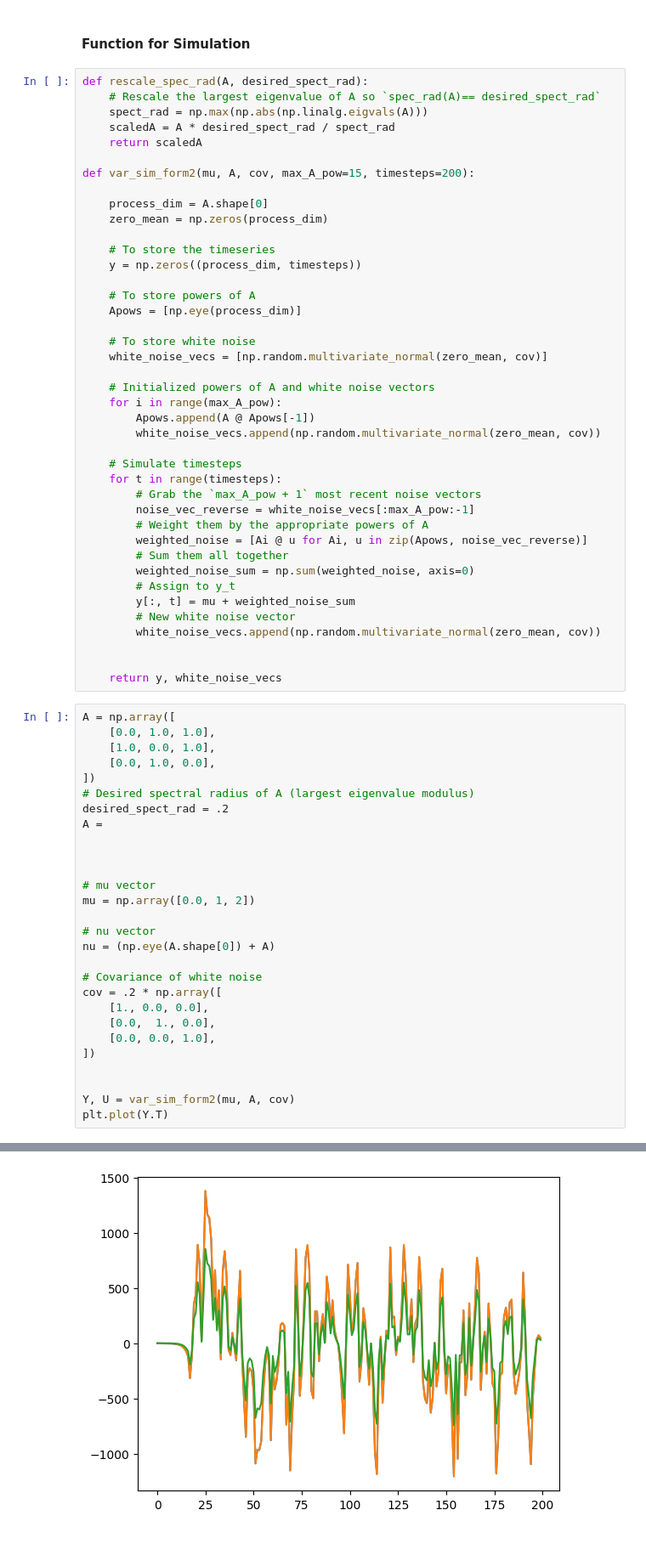
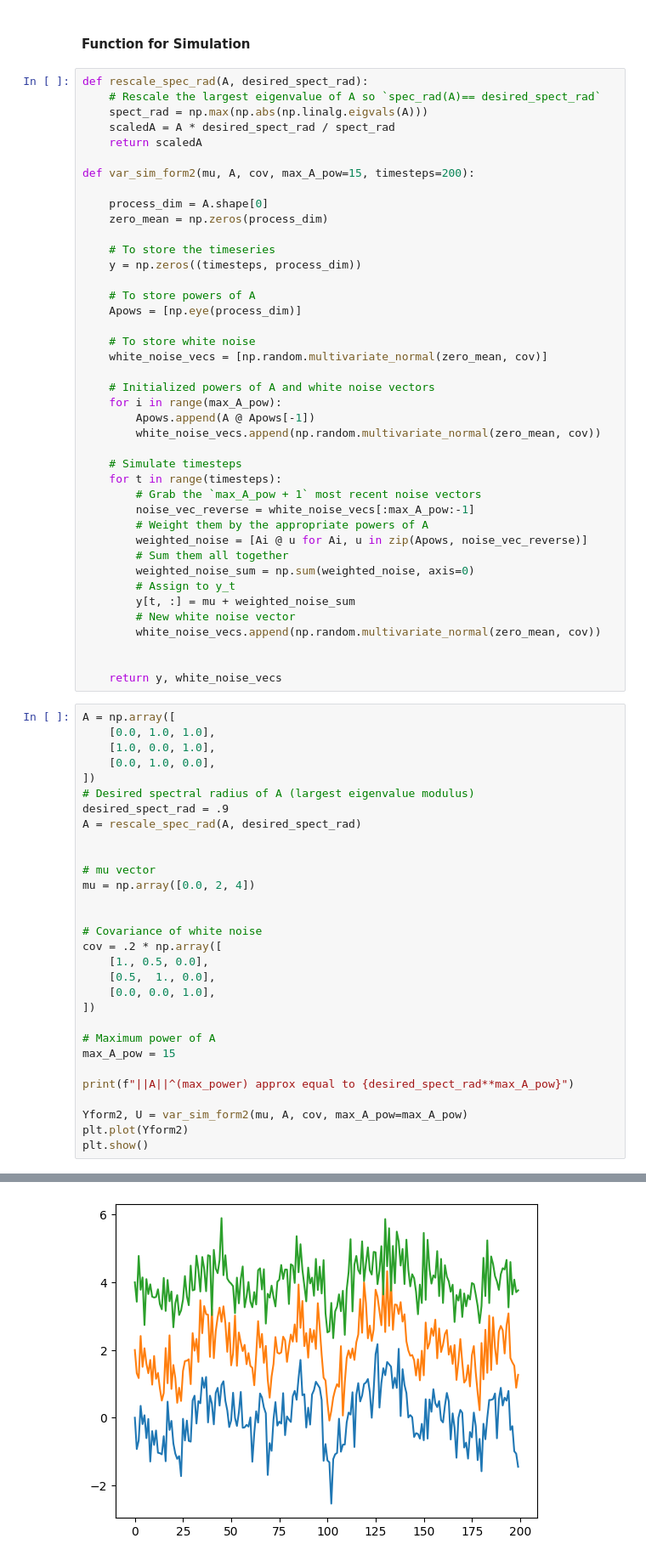
Before and after one commit to djpasseyjr/graphinference, a Jupyter notebook: Notebooks/Jupyter/VARAlternateForms.ipynb, the cells around one changed output, grey strips where cells are left out. Shown at 85% size. Drawn from its saved outputs; the diff is of its cells as text.

```diff
--- a/Notebooks/Jupyter/VARAlternateForms.ipynb
+++ b/Notebooks/Jupyter/VARAlternateForms.ipynb
@@ -94,7 +82,7 @@ def var_sim_form2(mu, A, cov, max_A_pow=15, timesteps=200):
     zero_mean = np.zeros(process_dim)
 
     # To store the timeseries
-    y = np.zeros((process_dim, timesteps))
+    y = np.zeros((timesteps, process_dim))
 
     # To store powers of A
     Apows = [np.eye(process_dim)]
@@ -116,7 +104,7 @@ def var_sim_form2(mu, A, cov, max_A_pow=15, timesteps=200):
         # Sum them all together
         weighted_noise_sum = np.sum(weighted_noise, axis=0)
         # Assign to y_t
-        y[:, t] = mu + weighted_noise_sum
+        y[t, :] = mu + weighted_noise_sum
         # New white noise vector
         white_noise_vecs.append(np.random.multivariate_normal(zero_mean, cov))
 
@@ -129,25 +117,27 @@ A = np.array([
     [0.0, 1.0, 0.0],
 ])
 # Desired spectral radius of A (largest eigenvalue modulus)
-desired_spect_rad = .2
-A =
-
+desired_spect_rad = .9
+A = rescale_spec_rad(A, desired_spect_rad)
 
 
 # mu vector
-mu = np.array([0.0, 1, 2])
+mu = np.array([0.0, 2, 4])
 
-# nu vector
-nu = (np.eye(A.shape[0]) + A)
 
 # Covariance of white noise
 cov = .2 * np.array([
-    [1., 0.0, 0.0],
-    [0.0,  1., 0.0],
+    [1., 0.5, 0.0],
+    [0.5,  1., 0.0],
     [0.0, 0.0, 1.0],
 ])
 
+# Maximum power of A
+max_A_pow = 15
 
-Y, U = var_sim_form2(mu, A, cov)
-plt.plot(Y.T)
+print(f"||A||^(max_power) approx equal to {desired_spect_rad**max_A_pow}")
+
+Yform2, U = var_sim_form2(mu, A, cov, max_A_pow=max_A_pow)
+plt.plot(Yform2)
+plt.show()
 # %% [output]
@@ -157 +145 @@ plt.plot(Y.T)
-[figure, old version]
+[figure, new version]
```
Also changed, not shown: parts of 25 cells of this notebook, 3 other files.
